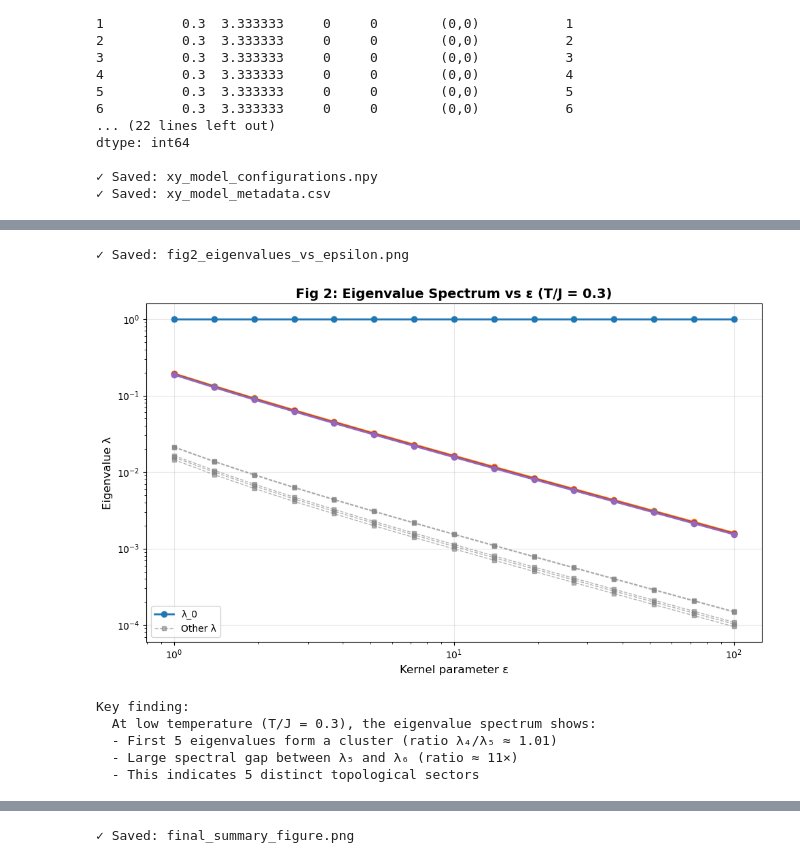
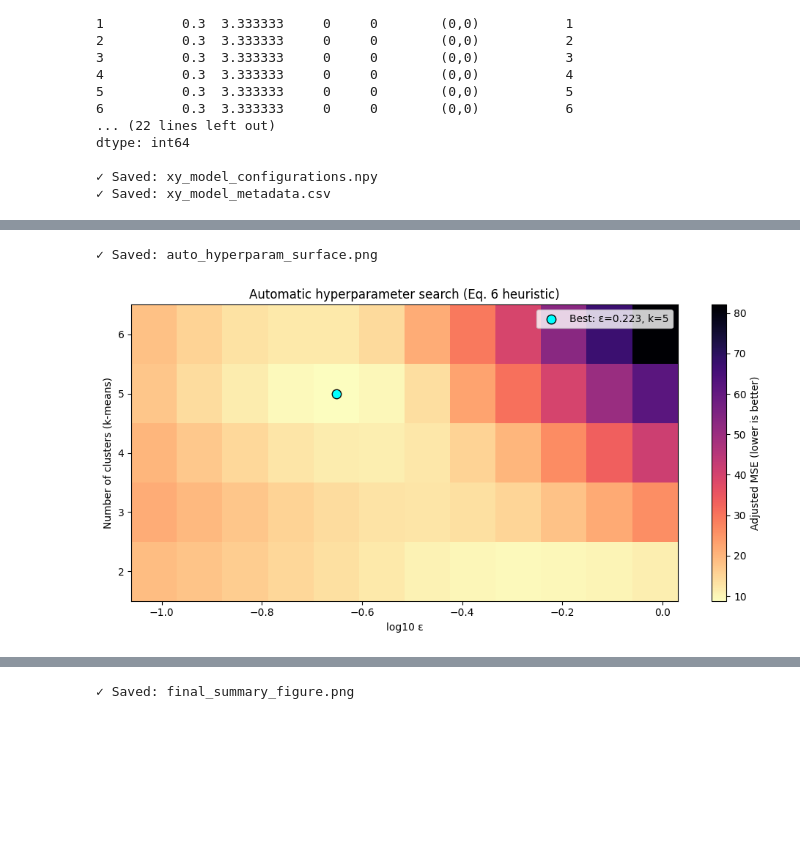
Before and after one commit to neel-j-dev/Classifying-BLK-Transitions, a Jupyter notebook: Diffusion/notebook.ipynb, the cells around one changed output, grey strips where cells are left out. Drawn from its saved outputs; the diff is of its cells as text; code cells hidden in the pictures; blank space fills up the shorter version.

Commit message:
Updated notebook to automatically find epsilon

```diff
--- a/Diffusion/notebook.ipynb
+++ b/Diffusion/notebook.ipynb
@@ -649,51 +652,20 @@ Optimal ε = 100.00 (largest gap between λ₅ and λ₆)
 # %%
-
-
-
-
-
-
-
-
-
-
-plt.figure(figsize=(10, 6))
-
-
-for i in range(10):
-    if i < 5:
-
-        plt.plot(epsilon_values, eigenvalues_vs_epsilon[:, i], 'o-',
-                linewidth=2, markersize=6, label=f'λ_{i}' if i == 0 else '')
-    else:
-
-        plt.plot(epsilon_values, eigenvalues_vs_epsilon[:, i], 's--',
-                linewidth=1, markersize=4, alpha=0.6, color='gray',
-                label='Other λ' if i == 5 else '')
-
-plt.xscale('log')
-plt.yscale('log')
-plt.xlabel('Kernel parameter ε', fontsize=12)
-plt.ylabel('Eigenvalue λ', fontsize=12)
-plt.title('Fig 2: Eigenvalue Spectrum vs ε (T/J = 0.3)', fontsize=14, fontweight='bold')
-plt.grid(True, alpha=0.3)
-plt.legend(loc='best')
+plt.figure(figsize=(10, 5))
+log_eps = np.log10(epsilon_values)
+X, Y = np.meshgrid(log_eps, cluster_options)
+im = plt.pcolormesh(log_eps, cluster_options, mse_surface, shading='auto', cmap='magma_r')
+plt.scatter(np.log10(epsilon_auto), n_clusters_auto, color='cyan', edgecolors='black', s=80, zorder=5,
+            label=f'Best: ε={epsilon_auto:.3f}, k={n_clusters_auto}')
+plt.colorbar(im, label='Adjusted MSE (lower is better)')
+plt.xlabel('log10 ε')
+plt.ylabel('Number of clusters (k-means)')
+plt.title('Automatic hyperparameter search (Eq. 6 heuristic)')
+plt.legend(loc='upper right')
 plt.tight_layout()
-plt.savefig('fig2_eigenvalues_vs_epsilon.png', dpi=150, bbox_inches='tight')
-print("✓ Saved: fig2_eigenvalues_vs_epsilon.png")
+plt.savefig('auto_hyperparam_surface.png', dpi=150, bbox_inches='tight')
+print("✓ Saved: auto_hyperparam_surface.png")
 plt.show()
-
-print("\nKey finding:")
-print(f"  At low temperature (T/J = 0.3), the eigenvalue spectrum shows:")
-print(f"  - First 5 eigenvalues form a cluster (ratio λ₄/λ₅ ≈ 1.01)")
-print(f"  - Large spectral gap between λ₅ and λ₆ (ratio ≈ 11×)")
-print(f"  - This indicates 5 distinct topological sectors")
 # %% [output]
-✓ Saved: fig2_eigenvalues_vs_epsilon.png
+✓ Saved: auto_hyperparam_surface.png
-[figure, old version]
+[figure, new version]
-Key finding:
-  At low temperature (T/J = 0.3), the eigenvalue spectrum shows:
-  - First 5 eigenvalues form a cluster (ratio λ₄/λ₅ ≈ 1.01)
-  - Large spectral gap between λ₅ and λ₆ (ratio ≈ 11×)
-  - This indicates 5 distinct topological sectors
 # %%
```
Also changed, not shown: parts of 16 cells of this notebook.
